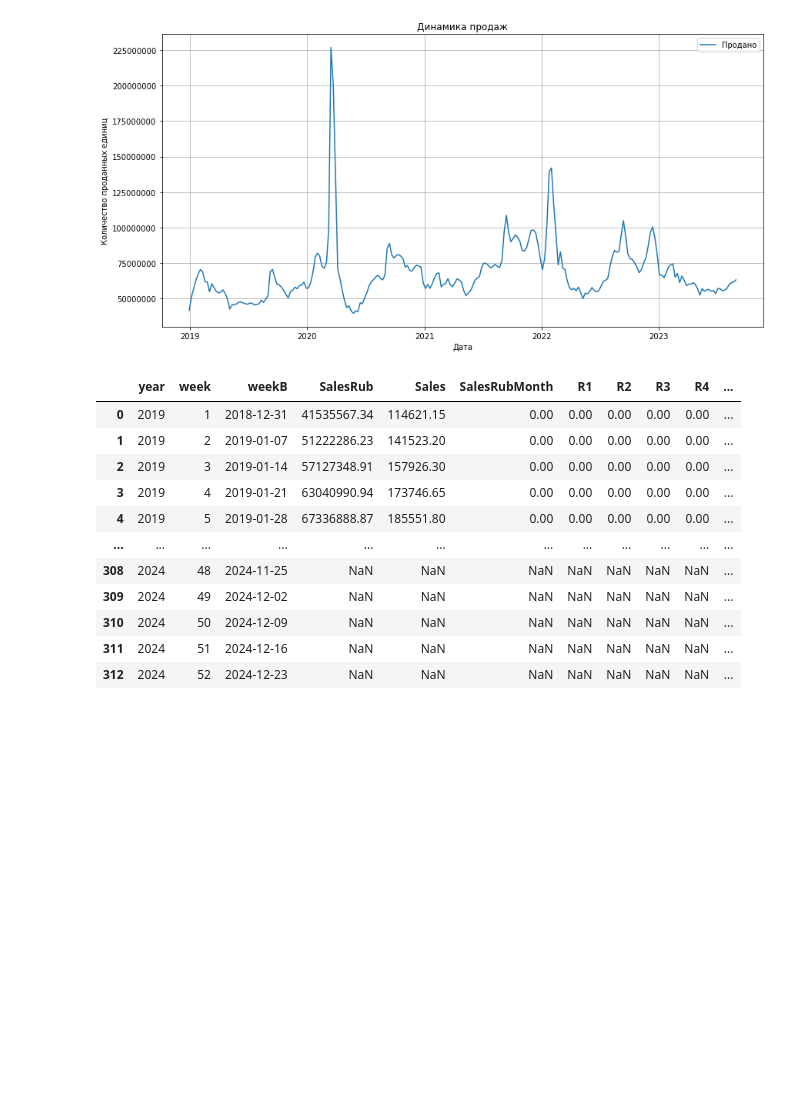
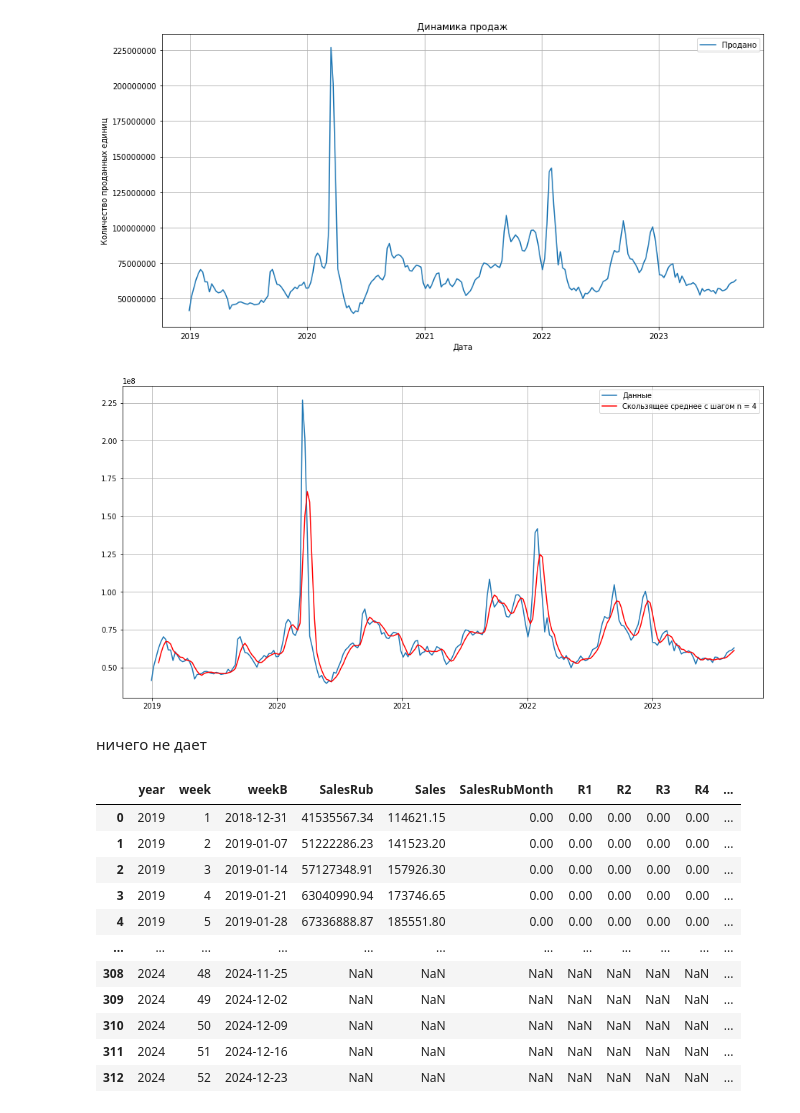
Before and after one commit to Exeskicks/media_wise, a Jupyter notebook: media_wise.ipynb, the cells around one changed output. Drawn from its saved outputs; the diff is of its cells as text; code cells hidden in the pictures; blank space fills up the shorter version.

```diff
--- a/media_wise.ipynb
+++ b/media_wise.ipynb
@@ -72,6 +81,44 @@ plt.grid(True)
 plt.show()
 # %% [output]
 [figure]
+# %%
+def plot_rolling(n,year = False, plot_intervals=False, scale=1.96, plot_anomalies=False,acc=[],DATE=media_wise.Дата):
+    rolling_mean = acc.rolling(window=n).mean()
+    plt.figure(figsize=(16,8))
+    plt.grid(True)
+    if year:
+        plt.plot(DATE,acc[:365].values,label = 'Данные')
+        plt.plot(rolling_mean[:365].values, label = 'Скользящее среднее с шагом n = '+str(n),c = 'red')
+    else:
+        plt.plot(DATE,acc.values,label = 'Данные')
+        plt.plot(DATE,rolling_mean.values, label = 'Скользящее среднее с шагом n = '+str(n),c = 'red')
+    # Plot confidence intervals for smoothed values
+    if plot_intervals:
+        mae = mean_absolute_error(acc[n:], rolling_mean[n:])
+        deviation = np.std(acc[n:] - rolling_mean[n:])
+        lower_bond = rolling_mean - (mae + scale * deviation)
+        upper_bond = rolling_mean + (mae + scale * deviation)
+        plt.plot(upper_bond, "r--", label="Upper Bond / Lower Bond")
+        plt.plot(lower_bond, "r--")
+
+        # Having the intervals, find abnormal values
+        if plot_anomalies:
+            anomalies = []
+            indexes = []
+            for i in range(len(acc)):
+                if acc[i]<lower_bond[i] or acc[i]>upper_bond[i]:
+                    indexes.append(i)
+                    anomalies.append(acc[i])
+            plt.plot(indexes,anomalies, "ro", markersize=10)
+
+    plt.legend()
+    plt.show()
+# %%
+plot_rolling(4,acc=media_wise.SalesRub)
+# %% [output]
+[figure, added]
+# %% [markdown]
+ничего не дает
 # %%
 media_wise
 # %% [output]
```
Also changed, not shown: parts of 58 cells of this notebook, 1 other file.
